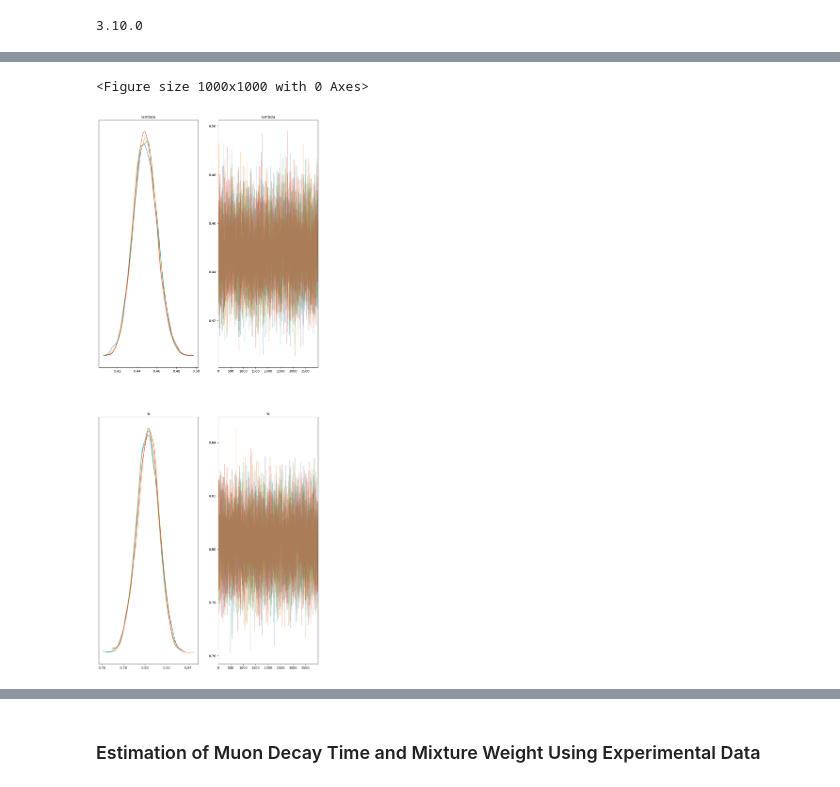
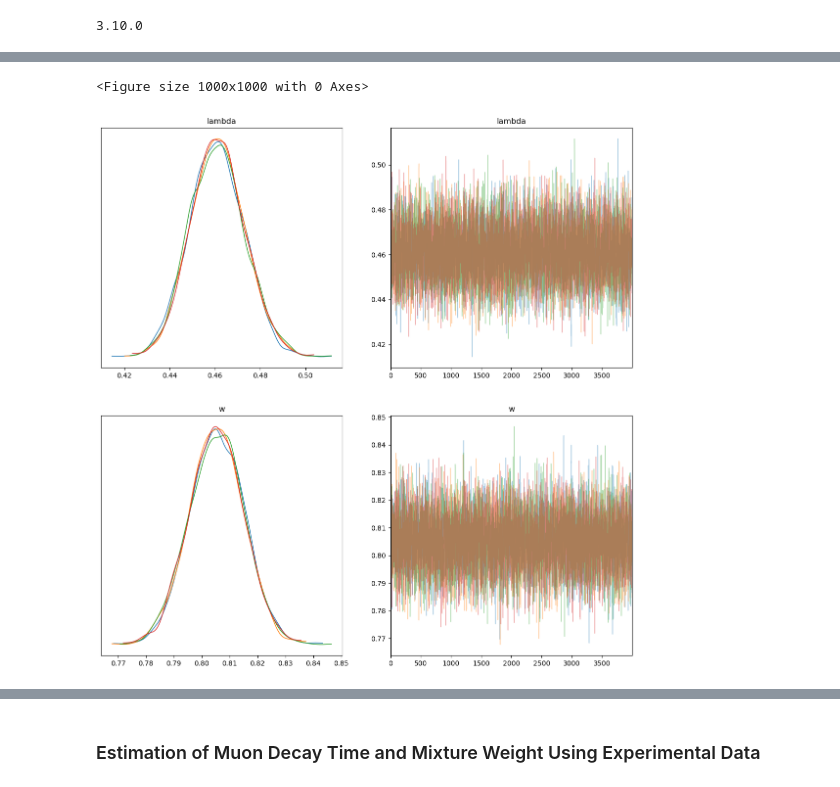
Before and after one commit to NightHydra/CognitiveModelingHomework, a Jupyter notebook: Project/muonPhysics.ipynb, the cells around one changed output, grey strips where cells are left out. Cells and saved outputs as stored; diff of their text form; code cells hidden in the pictures.

Commit message:
Updated notebook, did sensitivity analysis and got figures to work

```diff
--- a/Project/muonPhysics.ipynb
+++ b/Project/muonPhysics.ipynb
@@ -207,13 +236,13 @@ W 95% Confidence Interval: [0.8224553897238739, 0.782037893747205]
 # %%
 columns_to_plot_trace_of = ['lambda', 'w']
 
 plt.figure(figsize=(10,10))
-az.plot_trace(fit, var_names=columns_to_plot_trace_of, filter_vars='like', compact=False, figsize=(12, 30))
+az.plot_trace(fit, var_names=columns_to_plot_trace_of, filter_vars='like', compact=False, figsize=(14, 14))
 
 plt.savefig("Figures/synth_trace_plot.png", format="png")
 # %% [output]
 <Figure size 1000x1000 with 0 Axes>
-[figure, old version]
+[figure, new version]
 # %%
 # Plot prior and posterior distributions of the decay time
 tau_prior = np.random.gamma(3, scale=1, size=tau_estimated.shape)
```
Also changed, not shown: parts of 21 cells of this notebook, 14 other files.
